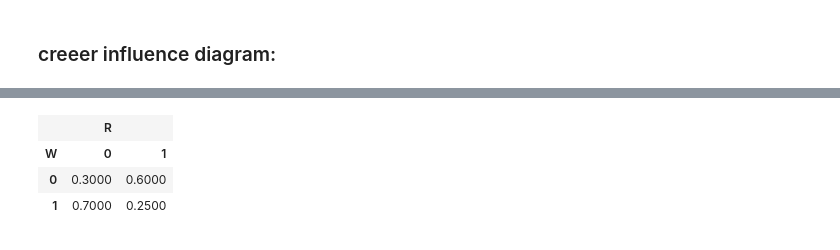
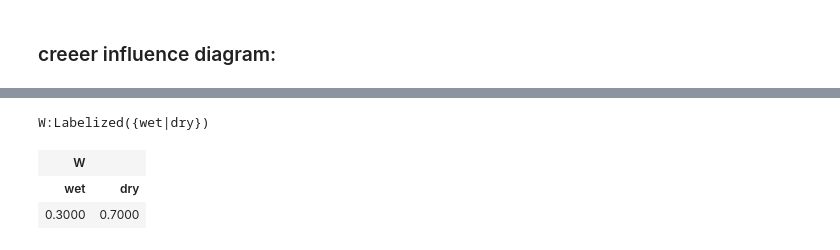
Before and after one commit to pkgk/OUAF, a Jupyter notebook: example/FootballBet.ipynb, the cells around one changed output, grey strips where cells are left out. Cells and saved outputs as stored; diff of their text form; code cells hidden in the pictures.

```diff
--- a/example/FootballBet.ipynb
+++ b/example/FootballBet.ipynb
@@ -26,13 +28,32 @@ import pyAgrum.lib.notebook as gnb
 diag = gum.InfluenceDiagram()
 
 # voeg kans nodes toe en arc ertussen
-W=diag.addChanceNode(gum.LabelizedVariable("W","W",2))
-R=diag.addChanceNode(gum.LabelizedVariable("R","R",2))
+# api: LabelizedVariable(aName, aDesc=’’, nbrLabel=2) -> LabelizedVariable
+wlvar = gum.LabelizedVariable("W", "Weather", 2)
+wlvar.changeLabel(0, 'wet')
+wlvar.changeLabel(1, 'dry')
+W=diag.addChanceNode(wlvar)
+
+rlvar = gum.LabelizedVariable("R", "Result", 2)
+rlvar.changeLabel(0, 'melb_wins')
+rlvar.changeLabel(1, 'melb_loses')
+R=diag.addChanceNode(rlvar)
+
+# arc van W naar R
 diag.addArc(diag.idFromName("W"),R)
 
 # voeg decision en utility nodes to en links
-D=diag.addDecisionNode(gum.LabelizedVariable("D","D",1))
-U=diag.addUtilityNode(gum.LabelizedVariable("U","U",1))
+dlvar = gum.LabelizedVariable("D","Accept Bet",2)
+dlvar.changeLabel(0, 'yes')
+dlvar.changeLabel(1, 'no')
+D=diag.addDecisionNode(dlvar)
+
+# definitie utility
+ulvar = gum.LabelizedVariable("U","U",1)
+ulvar.changeLabel(0, 'U(R, AB)')
+U=diag.addUtilityNode(ulvar)
+
+# arc van "Result" en "Accept Bet" naar utility
 diag.addArc(diag.idFromName("R"),U)
 diag.addArc(diag.idFromName("D"),U)
 
@@ -55,8 +78,8 @@ diag.cpt(R)[{'R':1}] =[0.6,0.25]
 # %%
-#diag.cpt("W")
-diag.cpt("R")
+print(wlvar)
+diag.cpt("W")
 # %% [output]
+W:Labelized({wet|dry})
-|  | R |  |
-| W | 0 | 1 |
-| 0 | 0.3000 | 0.6000 |
-| 1 | 0.7000 | 0.2500 |
+| W |  |
+| wet | dry |
+| 0.3000 | 0.7000 |
```
Also changed, not shown: parts of 6 cells of this notebook, 2 other files.
